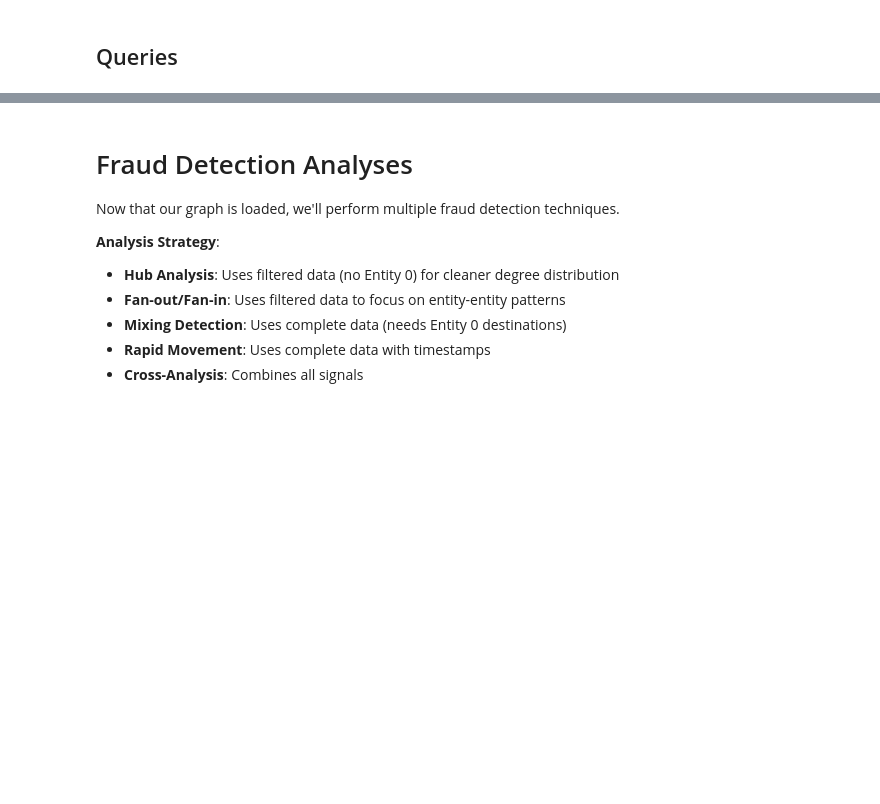
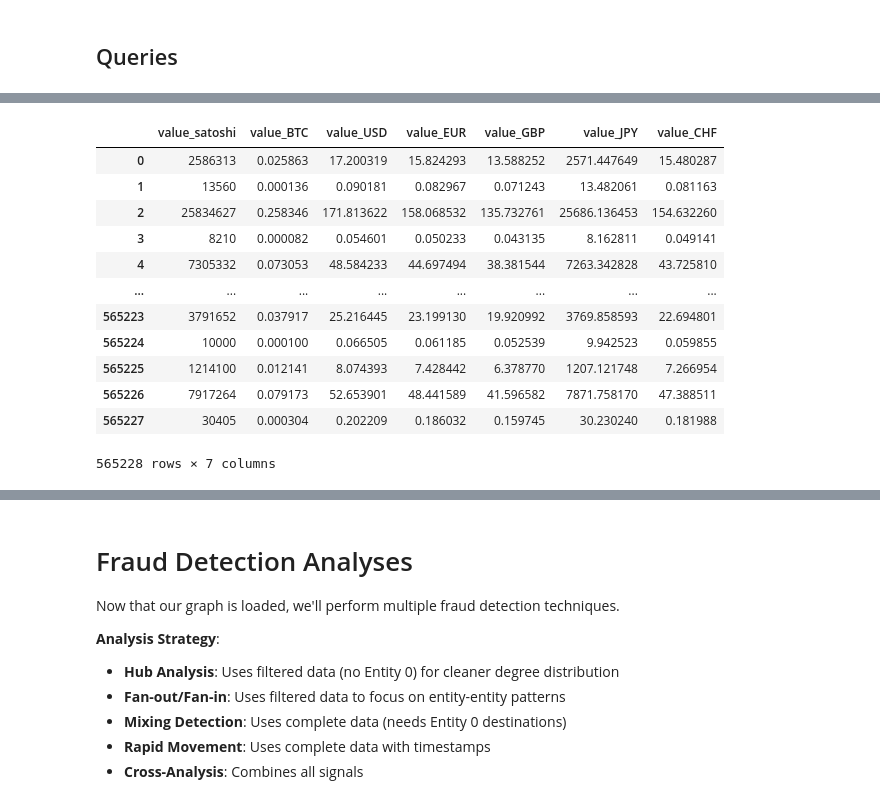
Before and after one commit to turing-db/turingdb-examples, a Jupyter notebook: examples/notebooks/public_version/crypto_orbitaal_fraud_detection.ipynb, the cells around one changed output, grey strips where cells are left out. Saved outputs shown, nothing was run; the diff lists cells and outputs as text; code cells hidden in the pictures; blank space fills up the shorter version.

Commit message:
Add expression evaluation query example in crypto notebook

```diff
--- a/examples/notebooks/public_version/crypto_orbitaal_fraud_detection.ipynb
+++ b/examples/notebooks/public_version/crypto_orbitaal_fraud_detection.ipynb
@@ -984,0 +1022,37 @@ Wall time: 29.2 s
+# %%
+%%time
+
+# Single query returning all conversions at once
+rates = {
+    "EUR": 0.92,
+    "GBP": 0.79,
+    "JPY": 149.5,
+    "CHF": 0.90
+}
+rate_exprs = ", ".join(f"r.value_usd * {r}" for r in rates.values())
+
+command = f"""
+MATCH ()-[r]->()
+WHERE r.value_usd > 0
+RETURN r.value_satoshi, r.value_satoshi / 100000000.0, r.value_usd, {rate_exprs}
+"""
+df = client.query(command)
+if df.empty:
+    print("No result found")
+else:
+    df.columns = ["value_satoshi", "value_BTC", "value_USD"] + [f"value_{c}" for c in rates]
+    display(df)
+# %% [output]
+|  | value_satoshi | value_BTC | value_USD | value_EUR | value_GBP | value_JPY | value_CHF |
+| 0 | 2586313 | 0.025863 | 17.200319 | 15.824293 | 13.588252 | 2571.447649 | 15.480287 |
+| 1 | 13560 | 0.000136 | 0.090181 | 0.082967 | 0.071243 | 13.482061 | 0.081163 |
+| 2 | 25834627 | 0.258346 | 171.813622 | 158.068532 | 135.732761 | 25686.136453 | 154.632260 |
+| 3 | 8210 | 0.000082 | 0.054601 | 0.050233 | 0.043135 | 8.162811 | 0.049141 |
+| 4 | 7305332 | 0.073053 | 48.584233 | 44.697494 | 38.381544 | 7263.342828 | 43.725810 |
+| ... | ... | ... | ... | ... | ... | ... | ... |
+| 565223 | 3791652 | 0.037917 | 25.216445 | 23.199130 | 19.920992 | 3769.858593 | 22.694801 |
+| 565224 | 10000 | 0.000100 | 0.066505 | 0.061185 | 0.052539 | 9.942523 | 0.059855 |
+| 565225 | 1214100 | 0.012141 | 8.074393 | 7.428442 | 6.378770 | 1207.121748 | 7.266954 |
+| 565226 | 7917264 | 0.079173 | 52.653901 | 48.441589 | 41.596582 | 7871.758170 | 47.388511 |
+| 565227 | 30405 | 0.000304 | 0.202209 | 0.186032 | 0.159745 | 30.230240 | 0.181988 |
+565228 rows × 7 columns
```
Also changed, not shown: parts of 26 cells of this notebook.
